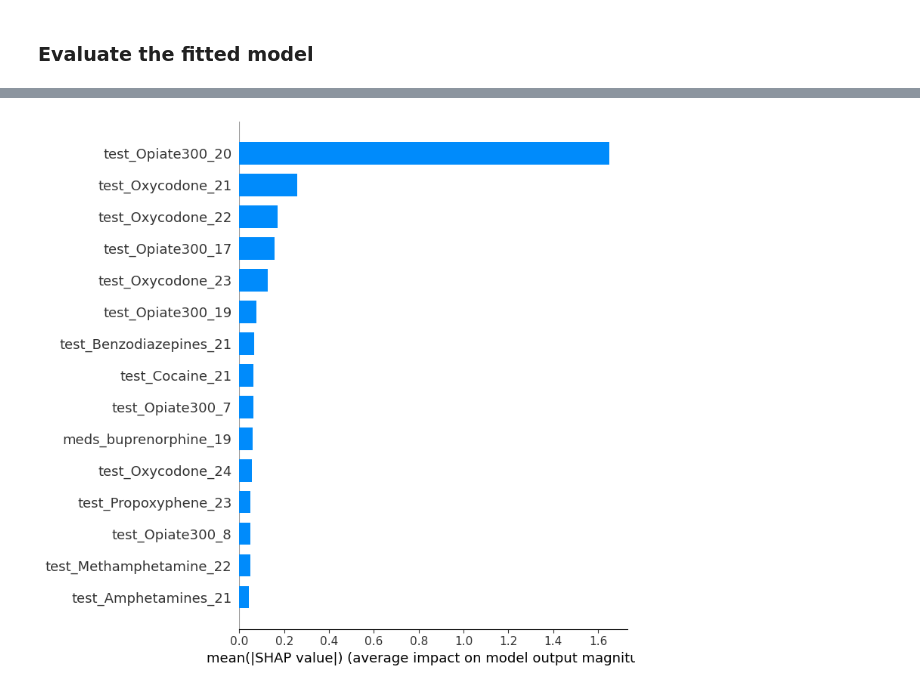
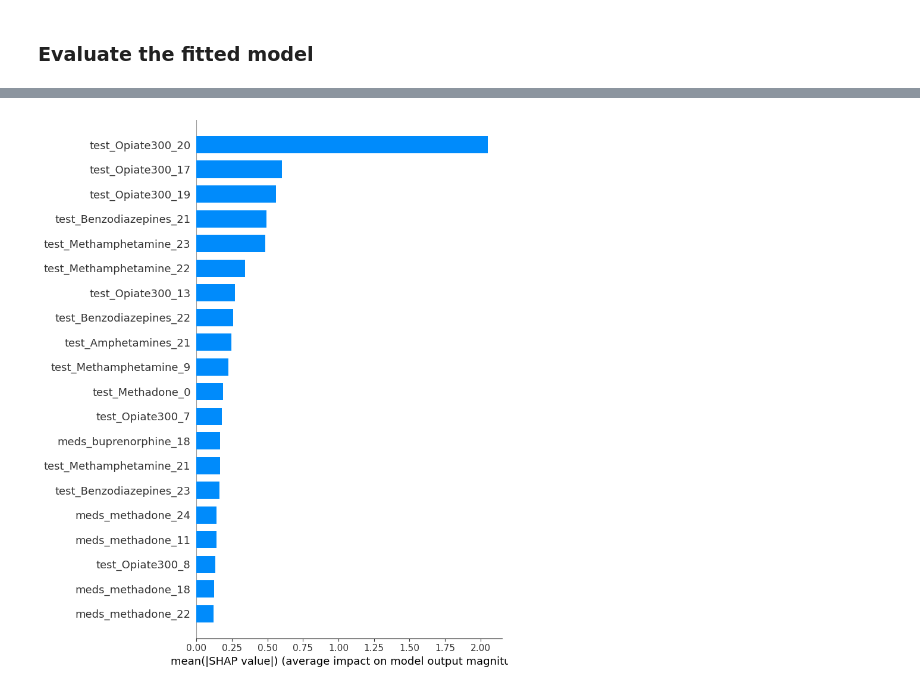
Before and after one commit to DanHerman212/oud_treatment_outcome, a Jupyter notebook: notebooks/3_data_modeling.ipynb, the cells around one changed output, grey strips where cells are left out. Drawn from its saved outputs; the diff is of its cells as text; code cells hidden in the pictures.

```diff
--- a/notebooks/3_data_modeling.ipynb
+++ b/notebooks/3_data_modeling.ipynb
@@ -67,9 +67,9 @@ The opiate tests and self reported use for the final month of treatment are remo
 # %%
 # define parameters
 
-# remove the final 4 weeks of opiate tests, as they are included in the responder column
+# remove the final 4 weeks of opiate tests, including oxycodone and propoxyphene as they are included in the responder column
 # also remove the CNT and TNT columns, as they are highly correlated with the responder column
-cols_to_remove = ['test_Opiate300_21','test_Opiate300_22','test_Opiate300_23','test_Opiate300_24','survey_opiates_24','CNT','TNT']
+cols_to_remove = ['test_Oxycodone_21','test_Oxycodone_22','test_Oxycodone_23','test_Oxycodone_24','test_Propoxyphene_21','test_Propoxyphene_22','test_Propoxyphene_23','test_Propoxyphene_24','test_Opiate300_21','test_Opiate300_22','test_Opiate300_23','test_Opiate300_24','survey_opiates_24','CNT','TNT']
 
 # remove columns
 data = data.drop(columns=cols_to_remove)
@@ -168,6 +168,6 @@ Accuracy score for training set: 0.9660194174757281)
 # %%
 # refit model with best params
-xgb = XGBClassifier(learning_rate=0.01, n_estimators=300)
+xgb = XGBClassifier(learning_rate=0.1, n_estimators=200)
 
 # fit model
 xgb.fit(X_train, y_train,eval_set=[(X_train, y_train), (X_valid, y_valid)], eval_metric=["auc","error"], verbose=False)
@@ -310,7 +315,8 @@ shap.force_plot(explainer.expected_value, shap_values[0, :], X_train.iloc[0, :],
 # %%
-shap.summary_plot(shap_values, X_train, plot_type="bar", max_display=15)
+# show shap waterfall plot for each class
+shap.summary_plot(shap_values, X_train, plot_type="bar")
 # %% [output]
-[figure, old version]
+[figure, new version]
 # %%
 shap.summary_plot(shap_values, X_train, max_display=15)
 # %% [output]
```
Also changed, not shown: parts of 15 cells of this notebook.
